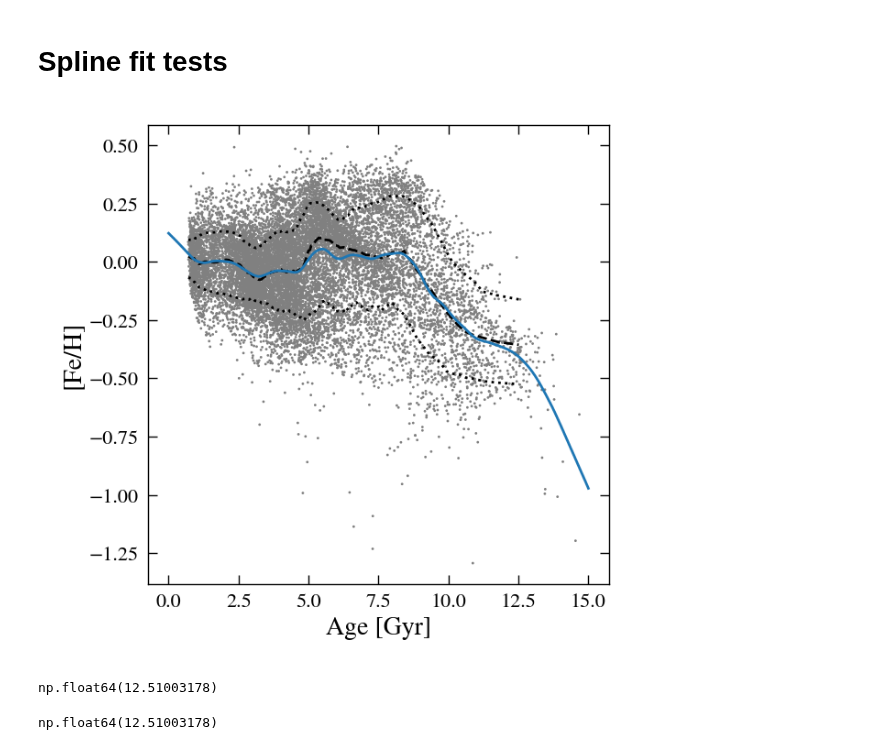
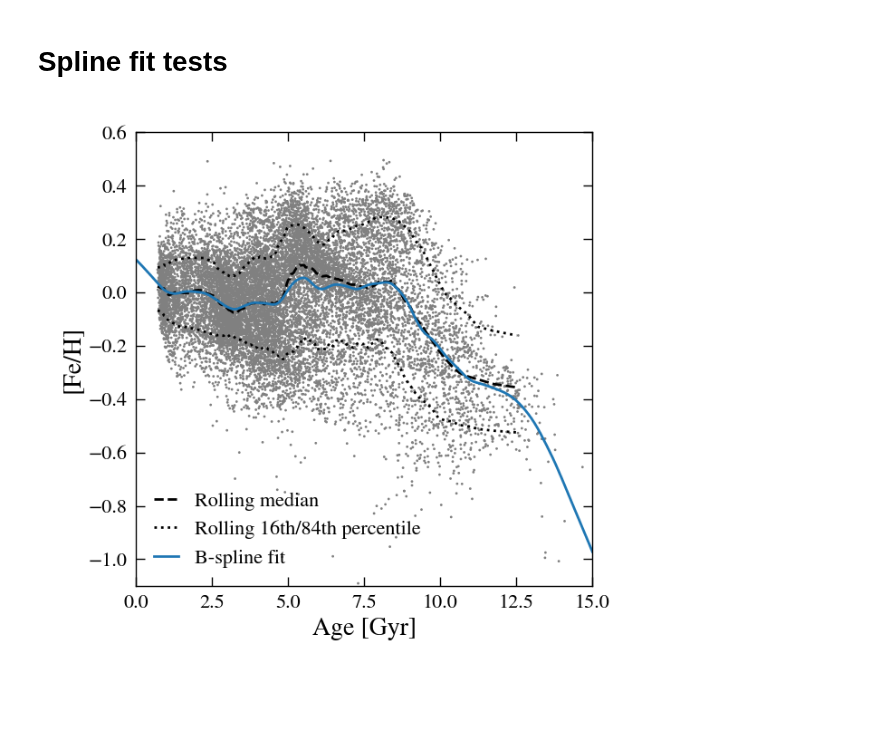
Before and after one commit to lodubay/twoinfall, a Jupyter notebook: src/scripts/spline_fits.ipynb, the cells around one changed output. Cells and saved outputs as stored; diff of their text form; code cells hidden in the pictures; blank space fills up the shorter version.

Commit message:
update spline plot

```diff
--- a/src/scripts/spline_fits.ipynb
+++ b/src/scripts/spline_fits.ipynb
@@ -16,33 +16,28 @@ local_sample = full_sample.region(galr_lim=(7, 9), absz_lim=(0, 0.5))
 # %%
 fig, ax = plt.subplots(dpi=200)
 ax.scatter(
     local_sample('L23_AGE'), local_sample('FE_H'),
     rasterized=True, c='gray', s=1, edgecolors='none'
 )
 # B-spline fit
 xarr = np.arange(0., 15.1, 0.1)
 # sort data by increasing age, drop nans
 rolling_params = dict(window=1000, min_periods=100, step=100, on='L23_AGE', center=True)
 sorted_ages = local_sample.data.dropna(subset='L23_AGE').sort_values('L23_AGE')[['L23_AGE', 'FE_H', 'FE_H_ERR']]
 rolling_medians = sorted_ages.rolling(**rolling_params).quantile(0.5)
-ax.plot(rolling_medians['L23_AGE'], rolling_medians['FE_H'], 'k--')
+ax.plot(rolling_medians['L23_AGE'], rolling_medians['FE_H'], 'k--', label='Rolling median')
 rolling_sigma_low = sorted_ages.rolling(**rolling_params).quantile(0.16)
-ax.plot(rolling_sigma_low['L23_AGE'], rolling_sigma_low['FE_H'], 'k:')
+ax.plot(rolling_sigma_low['L23_AGE'], rolling_sigma_low['FE_H'], 'k:', label='Rolling 16th/84th percentile')
 rolling_sigma_high = sorted_ages.rolling(**rolling_params).quantile(0.84)
 ax.plot(rolling_sigma_high['L23_AGE'], rolling_sigma_high['FE_H'], 'k:')
 # fit B-spline to sorted data
 spl2 = make_smoothing_spline(sorted_ages['L23_AGE'], sorted_ages['FE_H'], lam=1)
-ax.plot(xarr, spl2(xarr))
+ax.plot(xarr, spl2(xarr), label='B-spline fit')
 ax.set_xlabel('Age [Gyr]')
 ax.set_ylabel('[Fe/H]')
+ax.set_xlim((0, 15))
+ax.set_ylim((-1.1, 0.6))
+ax.legend()
 plt.show()
 # %% [output]
-[figure, old version]
+[figure, new version]
-# %%
-rolling_sigma_low['L23_AGE'].iloc[-1]
-# %% [output]
-np.float64(12.51003178)
-# %%
-rolling_sigma_high['L23_AGE'].iloc[-1]
-# %% [output]
-np.float64(12.51003178)
```
Also changed, not shown: parts of 1 cell of this notebook.
